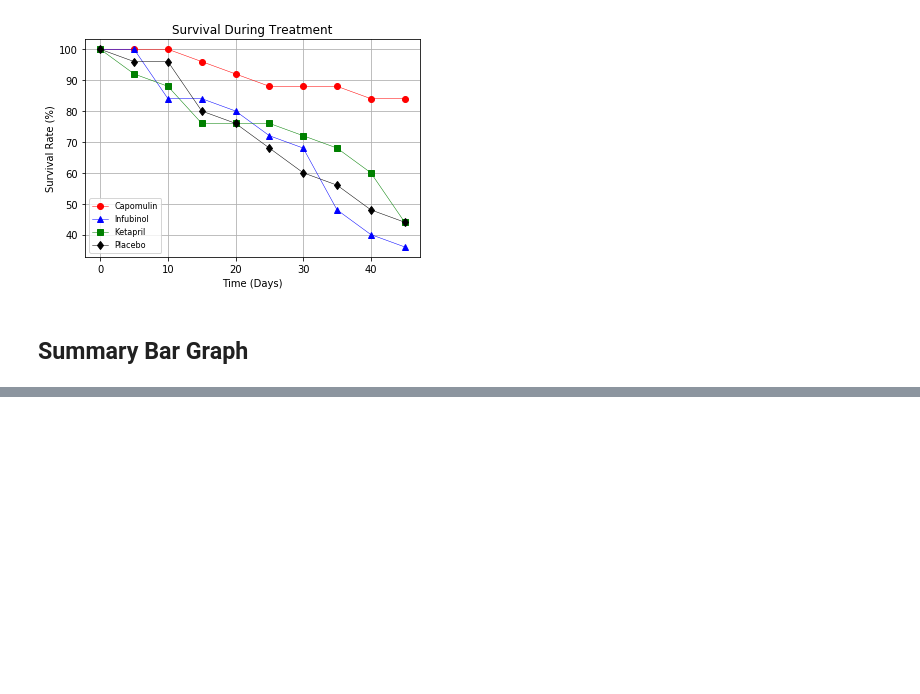
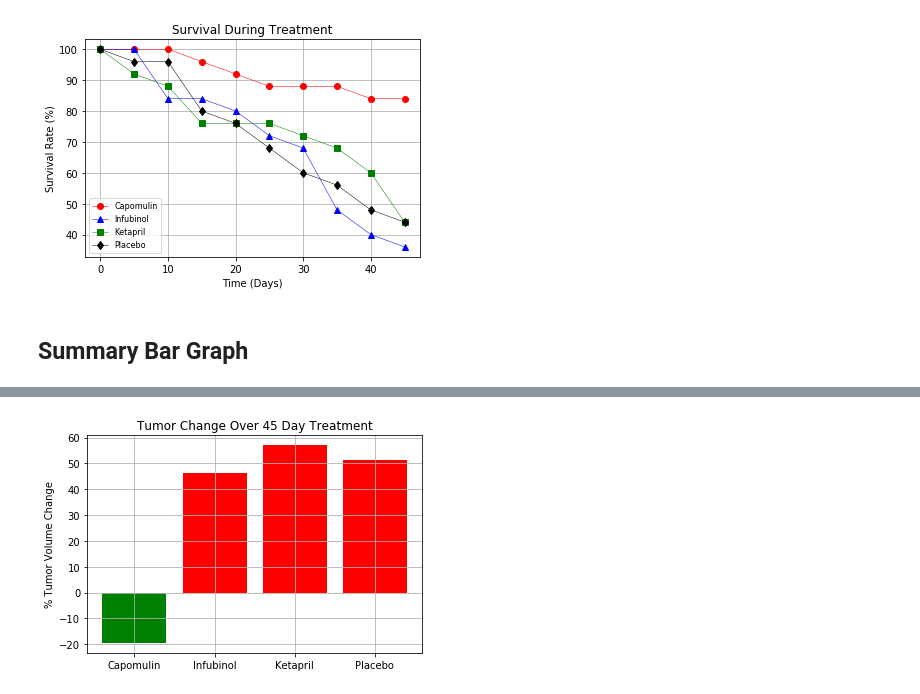
Before and after one commit to robert-rd-wood/Homework-5, a Jupyter notebook: Pymaceuticals/pymaceuticals.ipynb, the cells around one changed output, grey strips where cells are left out. Cells and saved outputs as stored; diff of their text form; code cells hidden in the pictures; blank space fills up the shorter version.

Commit message:
Updated Pymaceuticals code

```diff
--- a/Pymaceuticals/pymaceuticals.ipynb
+++ b/Pymaceuticals/pymaceuticals.ipynb
@@ -290,0 +273,23 @@ dtype: float64
+# %%
+# Calculate the percent changes for each drug
+# response_summary = pymaceuticals_df.groupby(["Drug"])
+# # percent_change = (response_summary[["Tumor Volume (mm3)"]].max() - response_summary[["Tumor Volume (mm3)"]].min()) / response_summary[["Tumor Volume (mm3)"]].max()
+
+# # percent_change
+# # start = response_summary["Tumor Volume (mm3)"][0]
+# end = response_summary["Tumor Volume (mm3)"].min()
+
+# # percent_change_df = pd.DataFrame({"max": max,
+# #                                   "min": min})
+# # percent_change_df = percent_change_df.rename(columns={"Tumor Volume (mm3)":"max"})
+# # percent_change_df["Percent Change"] = (max-min)/max
+# # Display the data to confirm
+# # percent_change_df.head()
+# response_summary["Tumor Volume (mm3)"][0]
+
+start_end_df = response_df_reformat.drop([5,10,15,20,25,30,35,40], axis = 0)
+pct_response_df = start_end_df.append( (start_end_df.loc[45,:] - start_end_df.loc[0,:]) / start_end_df.loc[0,:] * 100, ignore_index=True)
+pct_response_df.drop([0,1], axis = 0, inplace = True)
+pct_response_df = pct_response_df.transpose()
+pct_response_df = pct_response_df.rename(columns={2:"Percent Change"})
+pct_response_df.head()
@@ -291,21 +304,33 @@ dtype: float64
 # %%
 # Store all Relevant Percent Changes into a Tuple
+pct_response_final_df = pct_response_df.drop(["Ceftamin", "Naftisol", "Propriva", "Ramicane", "Stelasyn", "Zoniferol"], axis = 0)
+
+pct_response_passing_df = pct_response_final_df[pct_response_final_df["Percent Change"] <= 0]
+pct_response_failing_df = pct_response_final_df[pct_response_final_df["Percent Change"] > 0]
+
 
 
 # Splice the data between passing and failing drugs
+plt.bar(pct_response_passing_df.index.values, pct_response_passing_df["Percent Change"], color = 'g')
+plt.bar(pct_response_failing_df.index.values, pct_response_failing_df["Percent Change"], color = 'r')
 
 
 # Orient widths. Add labels, tick marks, etc.
-
+plt.title("Tumor Change Over 45 Day Treatment")
+plt.ylabel("% Tumor Volume Change")
+plt.grid()
 
 # Use functions to label the percentages of changes
 
 
 # Call functions to implement the function calls
 
 
 # Save the Figure
 
 
 # Show the Figure
-fig.show()
+# fig.show()
+# pct_response_2_df
+# %% [output]
+[figure, added]
```
Also changed, not shown: parts of 5 cells of this notebook.
